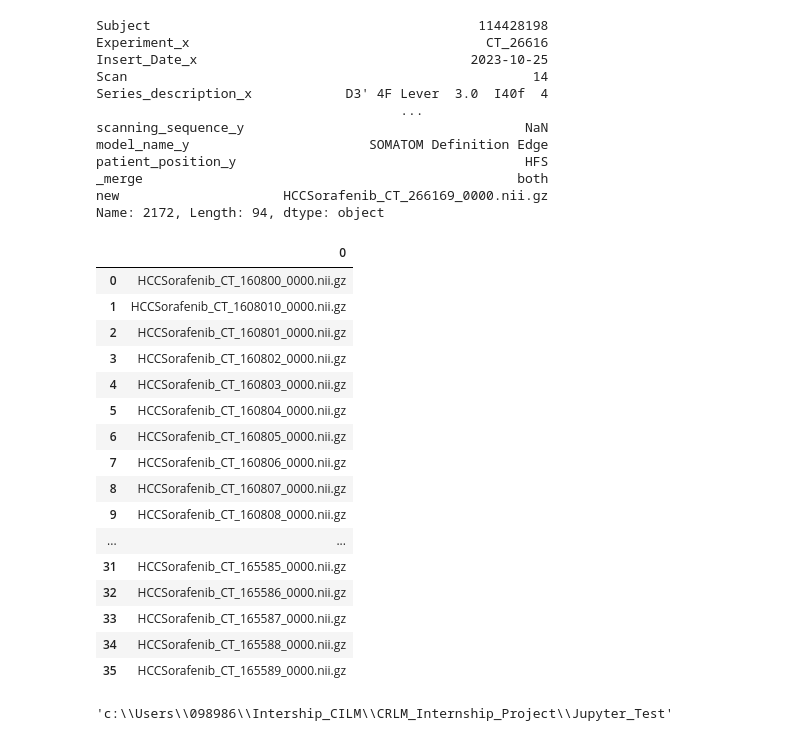
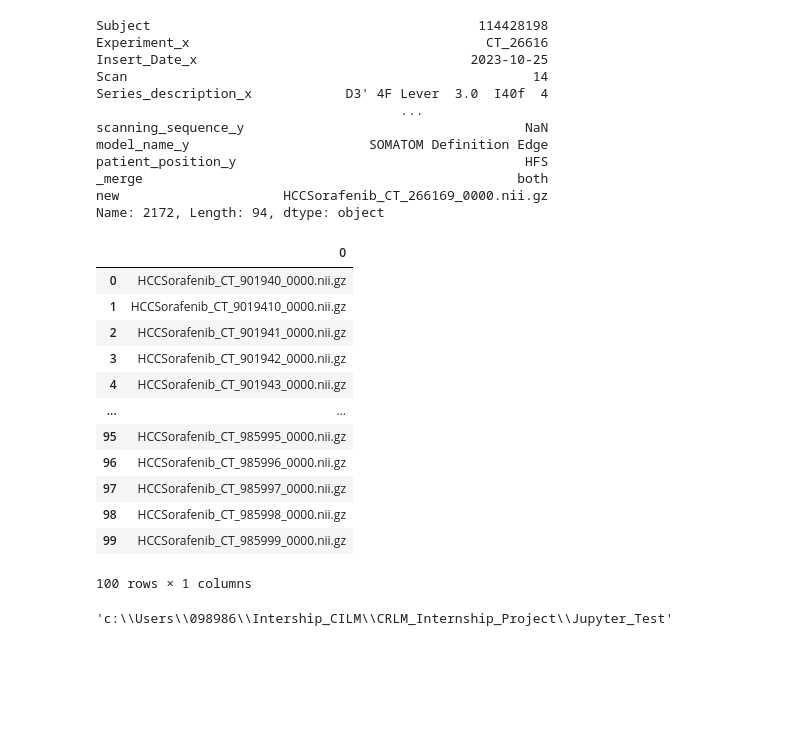
Before and after one commit to BaconDavid/CRLM_Internship_Project, a Jupyter notebook: Jupyter_Test/Data_stuff.ipynb, the cells around one changed output. Saved outputs shown, nothing was run; the diff lists cells and outputs as text; code cells hidden in the pictures; blank space fills up the shorter version.

```diff
--- a/Jupyter_Test/Data_stuff.ipynb
+++ b/Jupyter_Test/Data_stuff.ipynb
@@ -956,26 +956,22 @@ new                     HCCSorafenib_CT_266169_0000.nii.gz
 Name: 2172, Length: 94, dtype: object
 # %%
 import pandas as pd
-data = pd.read_table('../../Data/HGC/Data_info/seg_3.txt',sep=' ',header=None)
+data = pd.read_table('../../Data/HGC/Data_info/seg_4.txt',sep=' ',header=None)
 data
 # %% [output]
 |  | 0 |
-| 0 | HCCSorafenib_CT_160800_0000.nii.gz |
-| 1 | HCCSorafenib_CT_1608010_0000.nii.gz |
-| 2 | HCCSorafenib_CT_160801_0000.nii.gz |
-| 3 | HCCSorafenib_CT_160802_0000.nii.gz |
-| 4 | HCCSorafenib_CT_160803_0000.nii.gz |
-| 5 | HCCSorafenib_CT_160804_0000.nii.gz |
-| 6 | HCCSorafenib_CT_160805_0000.nii.gz |
-| 7 | HCCSorafenib_CT_160806_0000.nii.gz |
-| 8 | HCCSorafenib_CT_160807_0000.nii.gz |
-| 9 | HCCSorafenib_CT_160808_0000.nii.gz |
+| 0 | HCCSorafenib_CT_901940_0000.nii.gz |
+| 1 | HCCSorafenib_CT_9019410_0000.nii.gz |
+| 2 | HCCSorafenib_CT_901941_0000.nii.gz |
+| 3 | HCCSorafenib_CT_901942_0000.nii.gz |
+| 4 | HCCSorafenib_CT_901943_0000.nii.gz |
 | ... | ... |
-| 31 | HCCSorafenib_CT_165585_0000.nii.gz |
-| 32 | HCCSorafenib_CT_165586_0000.nii.gz |
-| 33 | HCCSorafenib_CT_165587_0000.nii.gz |
-| 34 | HCCSorafenib_CT_165588_0000.nii.gz |
-| 35 | HCCSorafenib_CT_165589_0000.nii.gz |
+| 95 | HCCSorafenib_CT_985995_0000.nii.gz |
+| 96 | HCCSorafenib_CT_985996_0000.nii.gz |
+| 97 | HCCSorafenib_CT_985997_0000.nii.gz |
+| 98 | HCCSorafenib_CT_985998_0000.nii.gz |
+| 99 | HCCSorafenib_CT_985999_0000.nii.gz |
+100 rows × 1 columns
 # %%
 import json
 nnunt_out_path = '/data/scratch/r098986/nnUnet_Seg/nnUNet_raw_data_base/nnUNet_raw_data/'
```
Also changed, not shown: parts of 1 cell of this notebook, 3 other files.
